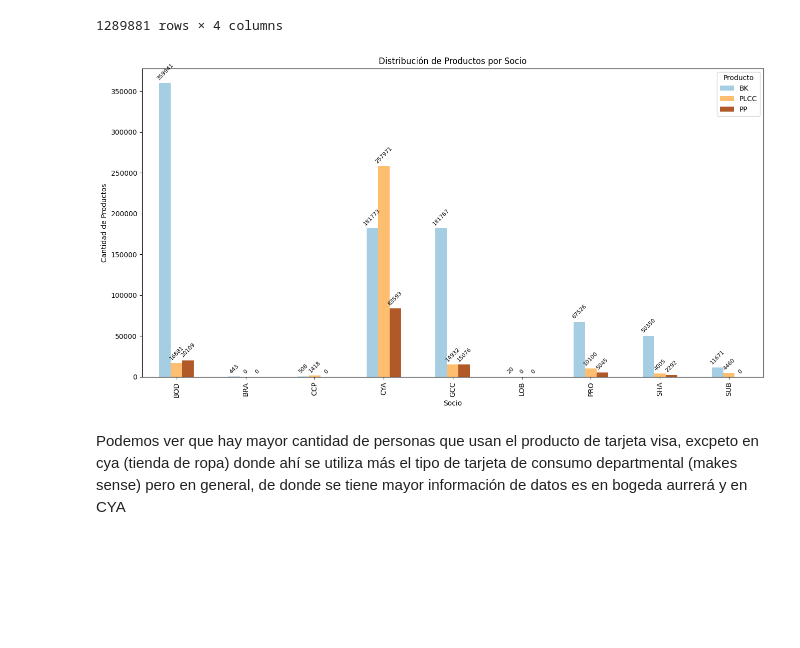
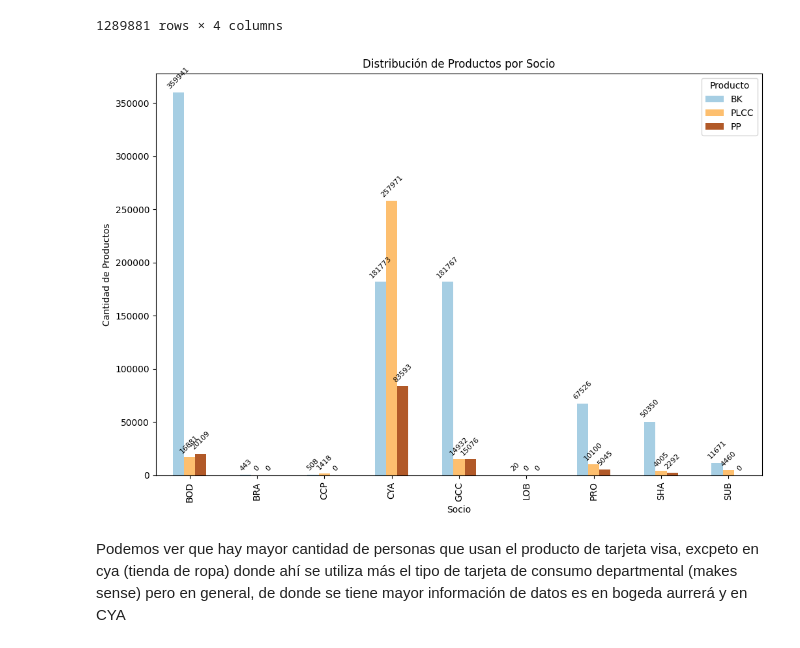
Before and after one commit to SaraRiveraM/Bradescard-Equipo-4, a Jupyter notebook: Notebooks/RETO.ipynb, the cells around one changed output. Drawn from its saved outputs; the diff is of its cells as text; code cells hidden in the pictures; blank space fills up the shorter version.

```diff
--- a/Notebooks/RETO.ipynb
+++ b/Notebooks/RETO.ipynb
@@ -87,17 +87,17 @@ df[["SaldoTotal", "SaldoMes", "Pago_minimo", "Pago"]]
 | 1289880 | 2303.96 | 1354.96 | 224.49 | NaN |
 1289881 rows × 4 columns
 # %%
-ax = df.groupby("Socio")["Producto"].value_counts().unstack().plot(kind = "bar", stacked = False, cmap = "Paired", figsize = (16, 8))
+ax = df.groupby("Socio")["Producto"].value_counts().unstack().plot(kind = "bar", stacked = False, cmap = "Paired", figsize = (12, 8))
 
 for container in ax.containers:
     ax.bar_label(container, fontsize = 8, fmt = "%.0f", padding = 3, rotation = 45)
 
 plt.xlabel("Socio")
 plt.ylabel("Cantidad de Productos")
 plt.title("Distribución de Productos por Socio")
 plt.legend(title="Producto")
 plt.show()
 # %% [output]
-[figure, old version]
+[figure, new version]
 # %% [markdown]
 Podemos ver que hay mayor cantidad de personas que usan el producto de tarjeta visa, excpeto en cya (tienda de ropa) donde ahí se utiliza más el tipo de tarjeta de consumo departmental (makes sense) pero en general, de donde se tiene mayor información de datos es en bogeda aurrerá y en CYA
```
